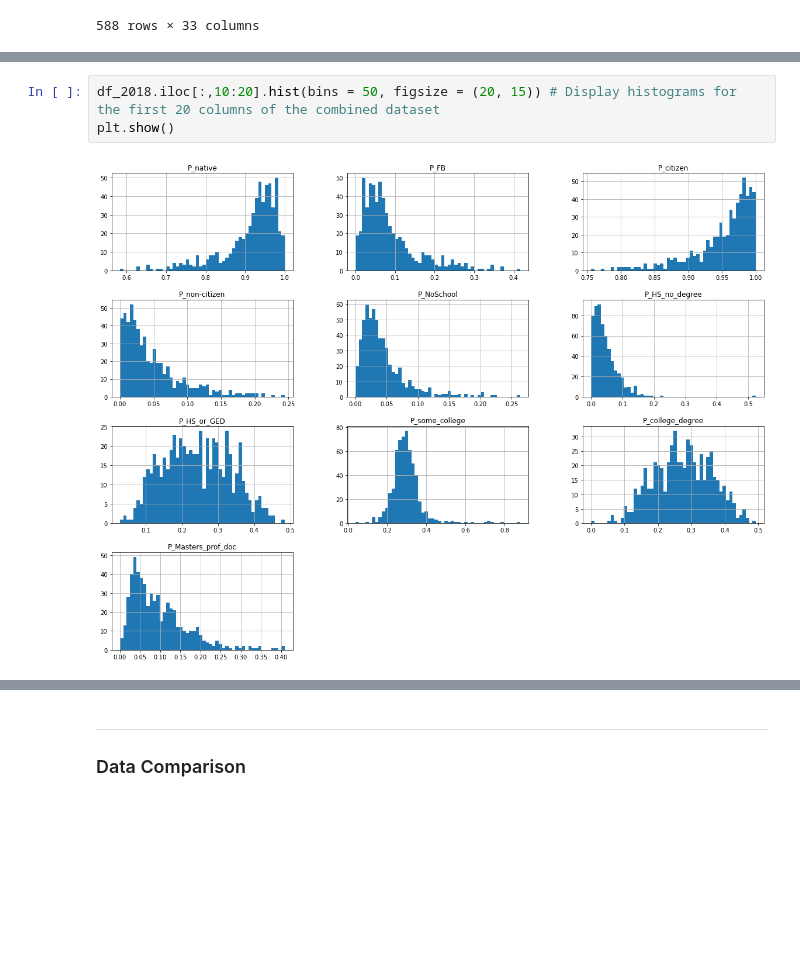
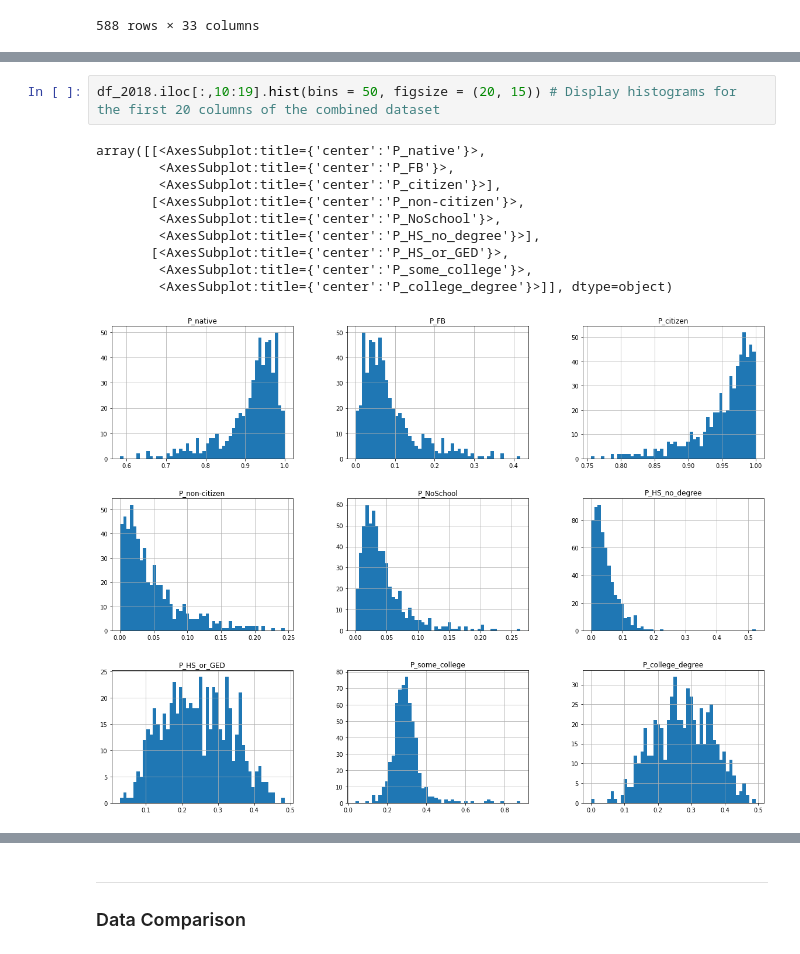
Before and after one commit to Jonathan-Himes/SDOH-GroupProject, a Jupyter notebook: Final Project-Master.ipynb, the cells around one changed output, grey strips where cells are left out. Saved outputs shown, nothing was run; the diff lists cells and outputs as text; blank space fills up the shorter version.

```diff
--- a/Final Project-Master.ipynb
+++ b/Final Project-Master.ipynb
@@ -712,7 +724,15 @@ display(df_2018.describe().iloc[:,10:20])
 # %%
-df_2018.iloc[:,10:20].hist(bins = 50, figsize = (20, 15)) # Display histograms for the first 20 columns of the combined dataset
-plt.show()
+df_2018.iloc[:,10:19].hist(bins = 50, figsize = (20, 15)) # Display histograms for the first 20 columns of the combined dataset
 # %% [output]
+array([[<AxesSubplot:title={'center':'P_native'}>,
+        <AxesSubplot:title={'center':'P_FB'}>,
+        <AxesSubplot:title={'center':'P_citizen'}>],
+       [<AxesSubplot:title={'center':'P_non-citizen'}>,
+        <AxesSubplot:title={'center':'P_NoSchool'}>,
+        <AxesSubplot:title={'center':'P_HS_no_degree'}>],
+       [<AxesSubplot:title={'center':'P_HS_or_GED'}>,
+        <AxesSubplot:title={'center':'P_some_college'}>,
+        <AxesSubplot:title={'center':'P_college_degree'}>]], dtype=object)
-[figure, old version]
+[figure, new version]
 # %%
 # Display the descriptive statistics for the 3rd 10 columns of the dataset
```
Also changed, not shown: parts of 37 cells of this notebook.
